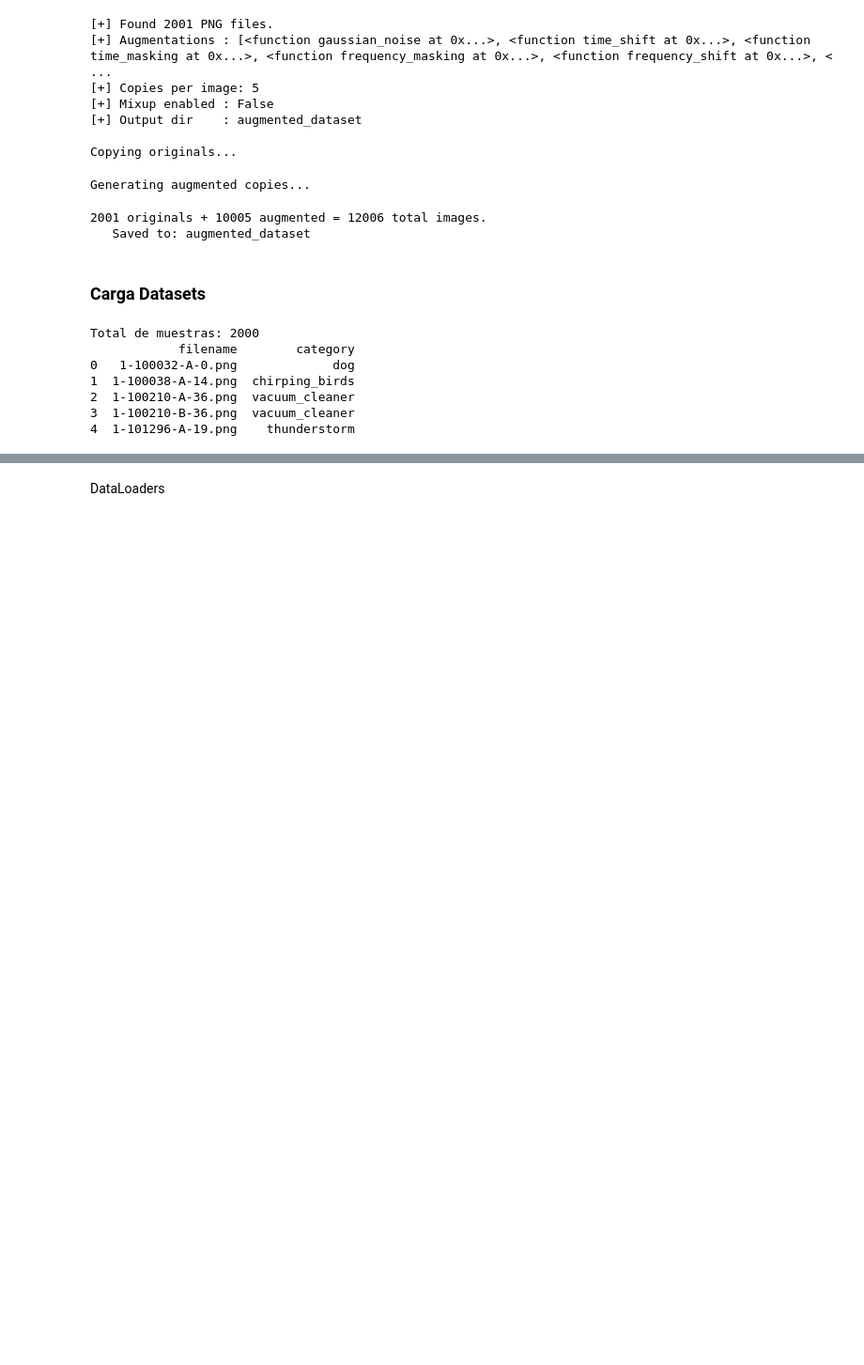
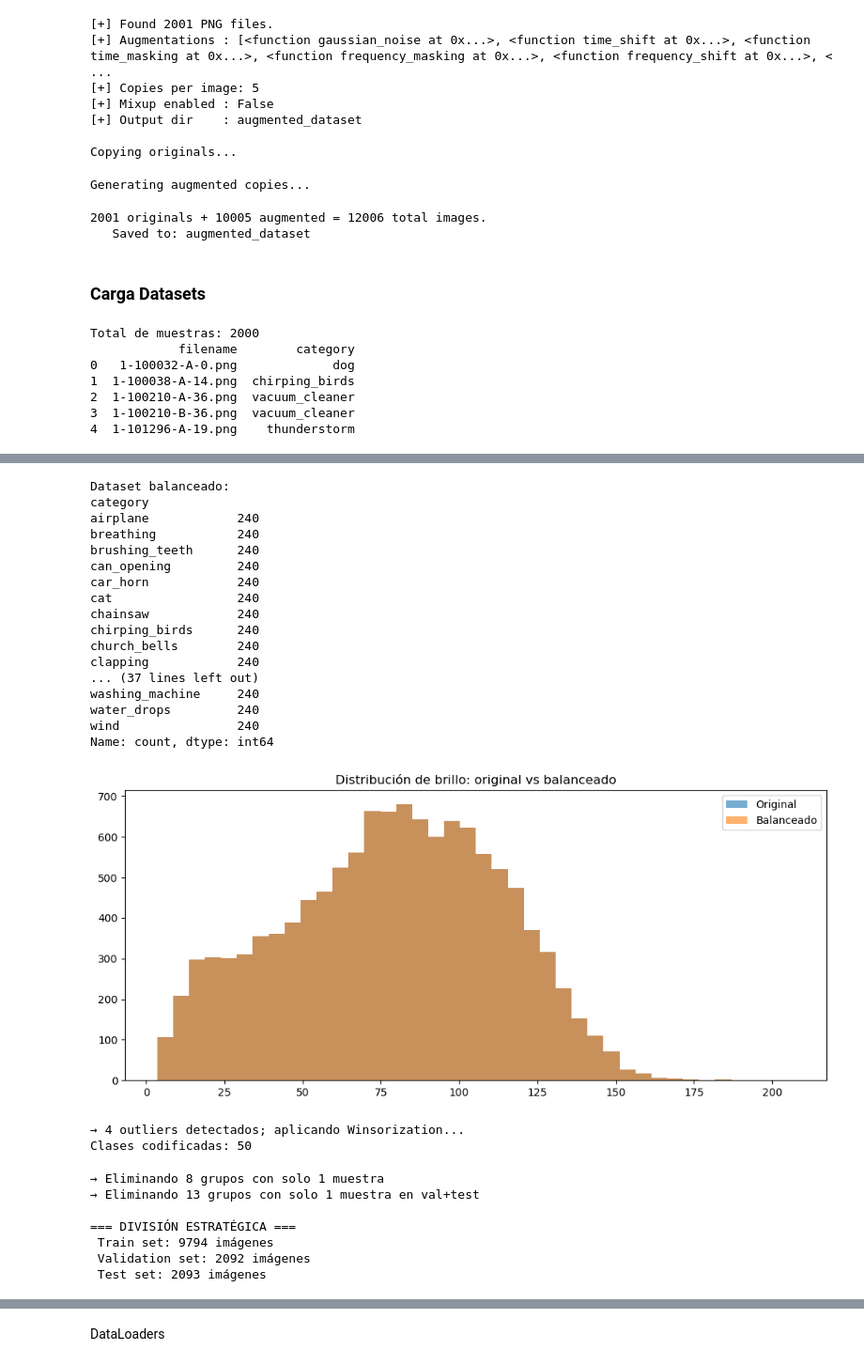
Before and after one commit to JuanPabloRodriguezC/ESC50-Image-Classification, a Jupyter notebook: ProyectoIA.ipynb, the cells around one changed output, grey strips where cells are left out. Shown at 94% size. Drawn from its saved outputs; the diff is of its cells as text; code cells hidden in the pictures; blank space fills up the shorter version.

```diff
--- a/ProyectoIA.ipynb
+++ b/ProyectoIA.ipynb
@@ -346,9 +319,9 @@ def preprocesa_imagenes(df):
     # --- Balanceo del dataset ---
     min_class = df['category'].value_counts().min()
     df_balanced = (
-        df.groupby('category', group_keys=False)
-          .apply(lambda x: x.sample(min_class, random_state=42))
-          .reset_index(drop=True)  # evita el DeprecationWarning
+    df.groupby('category')
+      .sample(n=min_class, random_state=42)
+      .reset_index(drop=True)
     )
 
     print("\nDataset balanceado:")
@@ -436,7 +409,7 @@ def division_dataset(df, nbins=5):
     def sample_strategy(group):
         return group.sample(min(len(group), target_size), random_state=42)
 
-    df_balanced = df_balanced.groupby('category', group_keys=False).apply(sample_strategy).reset_index(drop=True)
+    df_balanced = df_balanced.groupby('category').sample(n=min(len(df_balanced), target_size), random_state=42).reset_index(drop=True)
 
     # --- CÁLCULO DE BRILLO ---
     brightness_list = []
@@ -607,10 +573,38 @@ KeyError: 'category'
 # %%
 #aumentado
-df_aumentado = set_dataset_paths(df, dir_aumentado, validate=False)
+df_aumentado = set_dataset_paths(df_expanded, dir_aumentado, validate=False)
 df_aumentado = preprocesa_imagenes(df_aumentado)
 df_aumentado, num_clases = codifica_etiquetas(df_aumentado)
 df_aumentado = pd.concat([df_aumentado, df_crudo], ignore_index=True)
 train_aug, val_aug, test_aug = division_dataset(df_aumentado)
+# %% [output]
+Dataset balanceado:
+category
+airplane            240
+breathing           240
+brushing_teeth      240
+can_opening         240
+car_horn            240
+cat                 240
+chainsaw            240
+chirping_birds      240
+church_bells        240
+clapping            240
+... (37 lines left out)
+washing_machine     240
+water_drops         240
+wind                240
+Name: count, dtype: int64
+[figure, added]
+→ 4 outliers detectados; aplicando Winsorization...
+Clases codificadas: 50
+→ Eliminando 8 grupos con solo 1 muestra
+→ Eliminando 13 grupos con solo 1 muestra en val+test
+
+=== DIVISIÓN ESTRATÉGICA ===
+ Train set: 9794 imágenes
+ Validation set: 2092 imágenes
+ Test set: 2093 imágenes
 # %%
 df_crudo.to_csv('df_crudo.csv', index=False)
 df_aumentado.to_csv('df_aumentado.csv', index=False)
```
Also changed, not shown: parts of 19 cells of this notebook.
